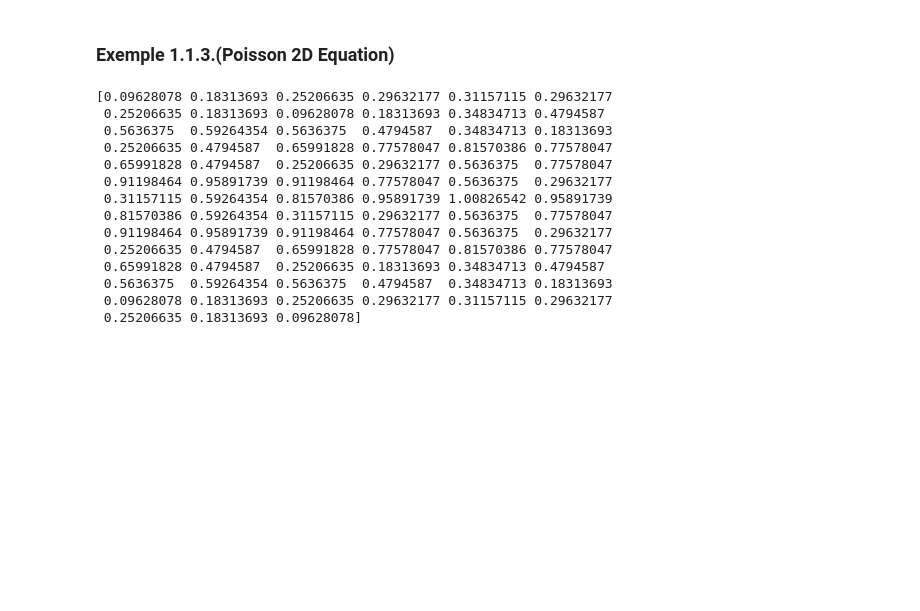
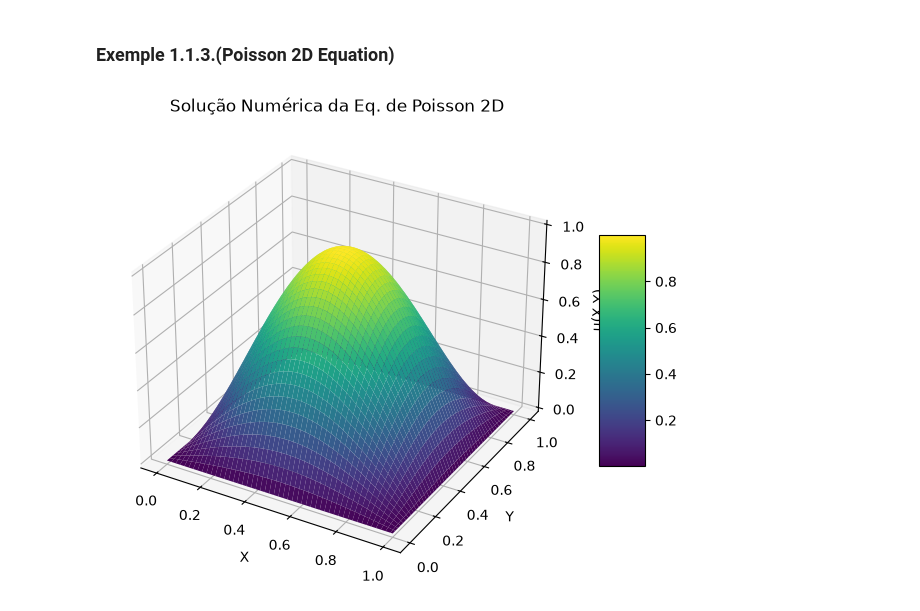
Before and after one commit to Ederson-Passos/applied-numerical-methods, a Jupyter notebook: notebooks/lectures.ipynb, the cells around one changed output. Saved outputs shown, nothing was run; the diff lists cells and outputs as text; code cells hidden in the pictures; blank space fills up the shorter version.

```diff
--- a/notebooks/lectures.ipynb
+++ b/notebooks/lectures.ipynb
@@ -89,7 +89,7 @@ from scipy.linalg import solve_banded
 
 
 # malha
-n = 11
+n = 100
 h = 1/(n-1)
 
 xx = np.linspace(0, 1, n)
@@ -159,20 +159,26 @@ for j in np.arange(2,n):
 
 # resolve
 u = solve_banded((lower, upper), ab, b)
-# %%
-print(u)
-# %% [output]
-[0.09628078 0.18313693 0.25206635 0.29632177 0.31157115 0.29632177
- 0.25206635 0.18313693 0.09628078 0.18313693 0.34834713 0.4794587
- 0.5636375  0.59264354 0.5636375  0.4794587  0.34834713 0.18313693
- 0.25206635 0.4794587  0.65991828 0.77578047 0.81570386 0.77578047
- 0.65991828 0.4794587  0.25206635 0.29632177 0.5636375  0.77578047
- 0.91198464 0.95891739 0.91198464 0.77578047 0.5636375  0.29632177
- 0.31157115 0.59264354 0.81570386 0.95891739 1.00826542 0.95891739
- 0.81570386 0.59264354 0.31157115 0.29632177 0.5636375  0.77578047
- 0.91198464 0.95891739 0.91198464 0.77578047 0.5636375  0.29632177
- 0.25206635 0.4794587  0.65991828 0.77578047 0.81570386 0.77578047
- 0.65991828 0.4794587  0.25206635 0.18313693 0.34834713 0.4794587
- 0.5636375  0.59264354 0.5636375  0.4794587  0.34834713 0.18313693
- 0.09628078 0.18313693 0.25206635 0.29632177 0.31157115 0.29632177
- 0.25206635 0.18313693 0.09628078]
+# %%
+import matplotlib.pyplot as plt
+
+X, Y = np.meshgrid(xx, yy)
+U = np.zeros_like(X)
+
+# As bordas de U já são zero (condição de contorno padrão)
+# Os nodos internos recebem os valores de u.
+# A reestruturação de u para o formato 2D segue a ordem dos laços:
+U[1:-1, 1:-1] = u.reshape((n-2, n-2))
+
+# Plotagem da superfície
+fig = plt.figure(figsize=(8, 6))
+ax = fig.add_subplot(111, projection='3d')
+surf = ax.plot_surface(X, Y, U, cmap='viridis', edgecolor='none')
+ax.set_xlabel('X')
+ax.set_ylabel('Y')
+ax.set_zlabel('u(X,Y)')
+ax.set_title('Solução Numérica da Eq. de Poisson 2D')
+fig.colorbar(surf, shrink=0.5, aspect=5)
+plt.show()
+# %% [output]
+[figure, added]
```
Also changed, not shown: parts of 2 cells of this notebook.
